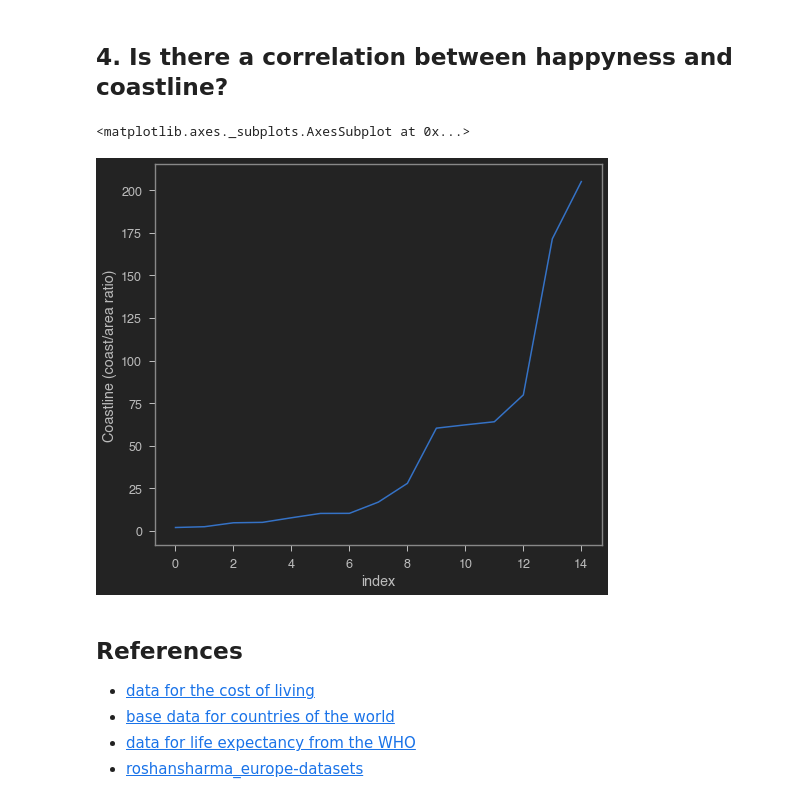
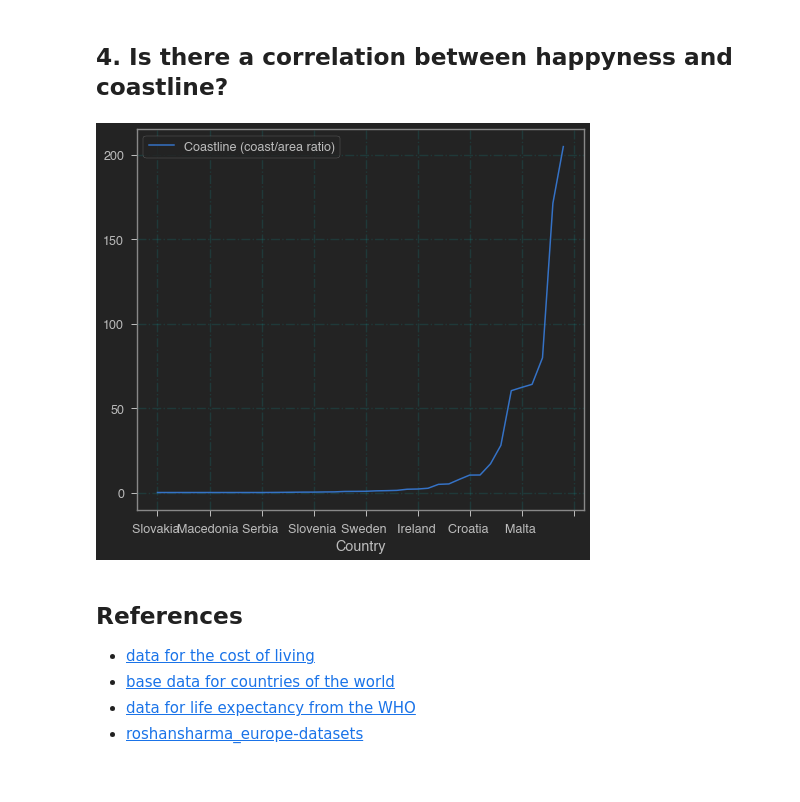
Before and after one commit to s-gerber/python_bootcamp_team13, a Jupyter notebook: deliver/team13_capstone_project.ipynb, the cells around one changed output. Cells and saved outputs as stored; diff of their text form; code cells hidden in the pictures.

Commit message:
WIP: continue graph for question 4 Co-authored-by: Alexander Adam (alexanderadam)

```diff
--- a/deliver/team13_capstone_project.ipynb
+++ b/deliver/team13_capstone_project.ipynb
@@ -146,23 +146,33 @@ display(coastline_data.sort_values(index_column, ascending = False).style.hide_i
 # %% [markdown]
 ## 4. Is there a correlation between happyness and coastline?
 # %%
-index_column = "Coastline (coast/area ratio)"
-caption_column = 'Country'
+coast_column = "Coastline (coast/area ratio)"
+country_column = 'Country'
 
 coastline_data = generic_european_country_data[[caption_column, index_column]]
 
-# select the top countries because we aren't interested in countries without
-# a relevant coastline.
-coastline_data = coastline_data.nlargest(15, index_column)
+# # select the top countries because we aren't interested in countries without
+# # a relevant coastline.
+# coastline_data = coastline_data.nlargest(15, index_column)
 
 # sort and add the sorted index as a column
-coastline_data.sort_values(index_column, ascending = True, inplace = True, ignore_index = True)
-coastline_data['index'] = coastline_data.index
+coastline_data = coastline_data.sort_values(index_column, ascending = True, ignore_index = True)
+# coastline_data['Country Index'] = coastline_data.index
 
-sns.lineplot(x = 'index', y = index_column, data = coastline_data)
+# sns.lineplot(x = 'Country Index', y = index_column, data = coastline_data);
+
+
+ax = plt.gca()
+coastline_line = coastline_data.plot(kind='line', y = coast_column, x = 'Country' ,ax=ax)
+
+# coast_line, = plt.plot(x, np.sin(x), label=coast_column)
+# country_line, = plt.plot(x, np.cos(x), label=country_column)
+
+# plt.legend(handles=[coast_line, country_line, coastline_line], loc='best')
+plt.grid(b = True, color = 'aqua', alpha = 0.1, linestyle = 'dashdot')
+plt.show();
 # %% [output]
-<matplotlib.axes._subplots.AxesSubplot at 0x...>
-[figure, old version]
+[figure, new version]
 # %% [markdown]
 ## References
 
```
Also changed, not shown: parts of 3 cells of this notebook, 5 other files.
